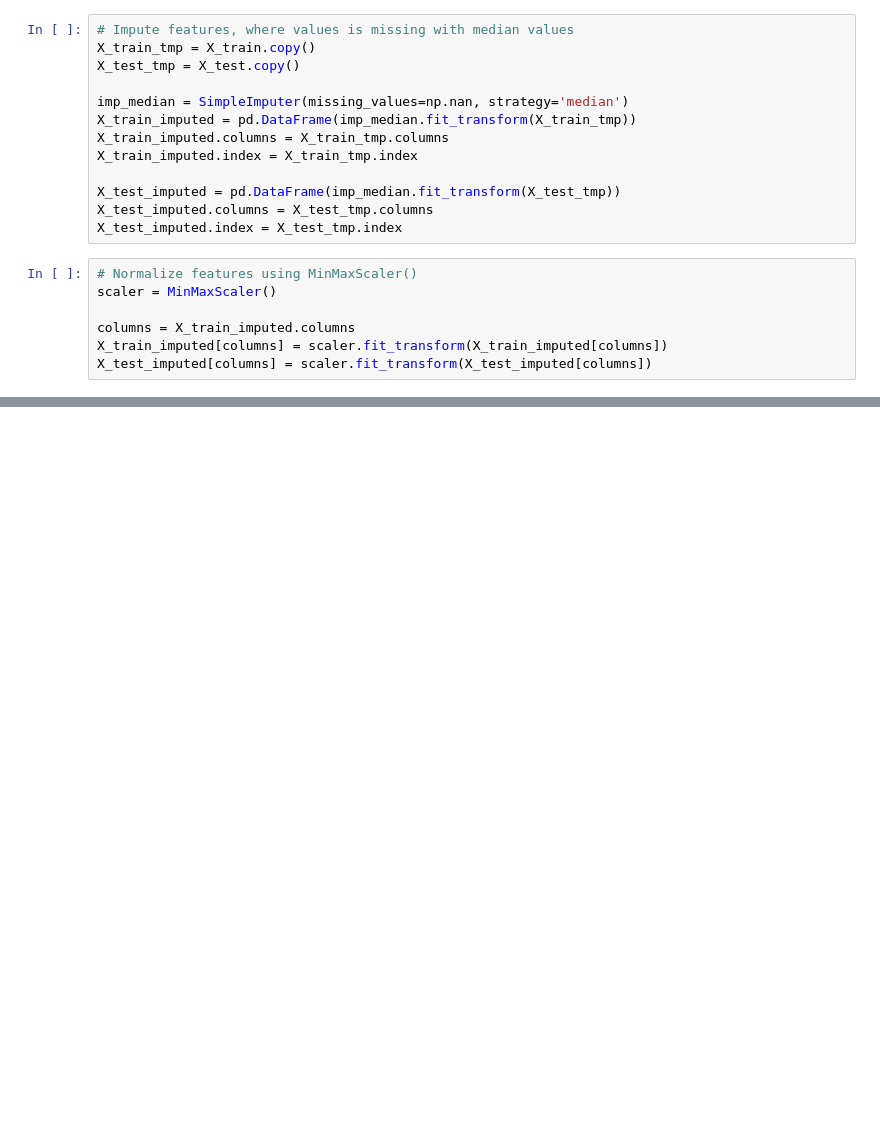
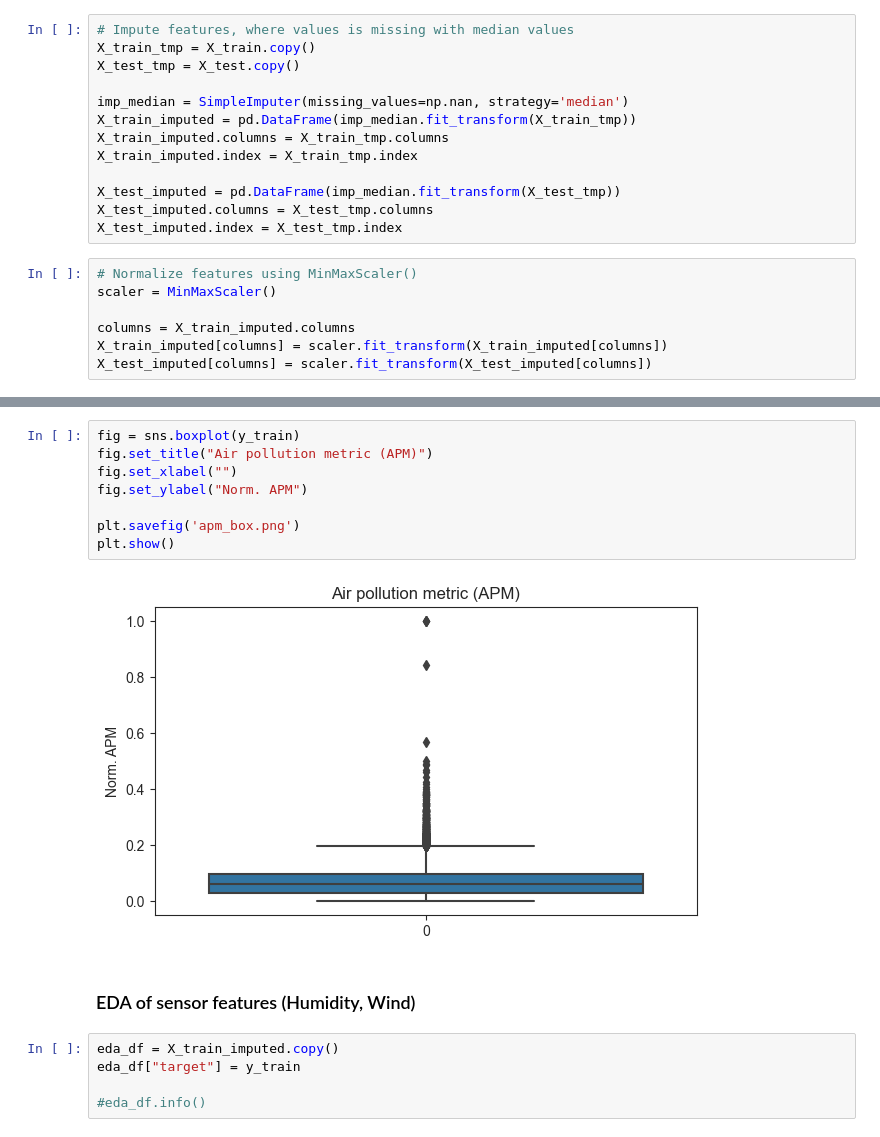
Before and after one commit to JWNowak/ml-project, a Jupyter notebook: 3_ML-project-clean.ipynb, the cells around one changed output, grey strips where cells are left out. Drawn from its saved outputs; the diff is of its cells as text; blank space fills up the shorter version.

```diff
--- a/3_ML-project-clean.ipynb
+++ b/3_ML-project-clean.ipynb
@@ -439,0 +559,17 @@ plt.xlabel(baseline_feature);
+# %%
+fig = sns.boxplot(y_train)
+fig.set_title("Air pollution metric (APM)")
+fig.set_xlabel("")
+fig.set_ylabel("Norm. APM")
+
+plt.savefig('apm_box.png')
+plt.show()
+# %% [output]
+[figure, added]
+# %% [markdown]
+### EDA of sensor features (Humidity, Wind)
+# %%
+eda_df = X_train_imputed.copy()
+eda_df["target"] = y_train
+
+#eda_df.info()
```
Also changed, not shown: parts of 18 cells of this notebook, 4 other files.
